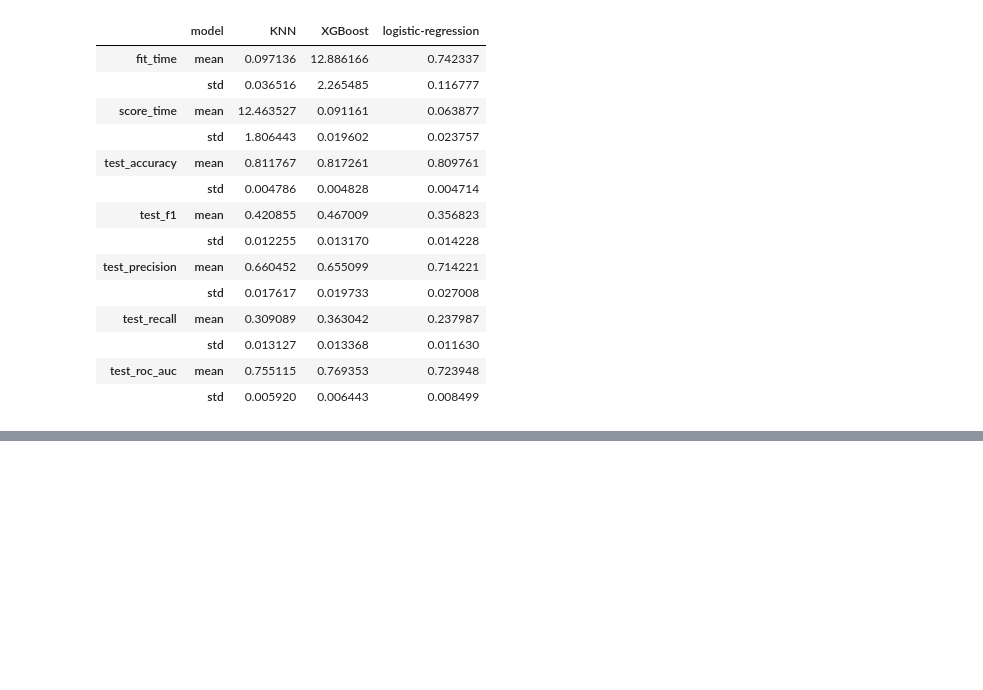
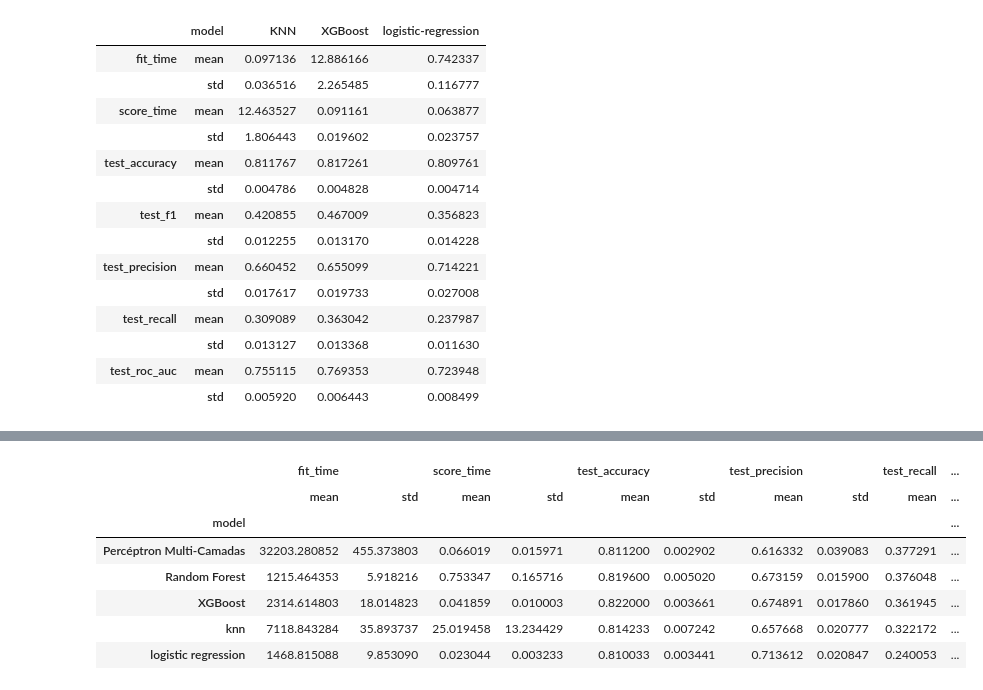
Before and after one commit to atlantico-academy/datagearscore, a Jupyter notebook: notebooks/02 - comparative analysis.ipynb, the cells around one changed output, grey strips where cells are left out. Cells and saved outputs as stored; diff of their text form; code cells hidden in the pictures; blank space fills up the shorter version.

```diff
--- a/notebooks/02 - comparative analysis.ipynb
+++ b/notebooks/02 - comparative analysis.ipynb
@@ -140,15 +162,36 @@ preprocessing = ColumnTransformer([
 # %%
 models = {
     'knn': KNeighborsClassifier(),
-    'logistic regression': LogisticRegression(max_iter=3000)
+    'Percéptron Multi-Camadas': MLPClassifier(random_state=0),
+    'logistic regression': LogisticRegression(max_iter=3000),
+    'XGBoost': XGBClassifier(n_estimators=200, verbosity=0, use_label_encoder=False, random_state=0),
+    'Random Forest': RandomForestClassifier(random_state=0)
 }
 params = {
     'knn': {
-        'n_neighbors': [3, 5, 15],
+        'weights': ['uniform', 'distance'],
+        'algorithm': ['ball_tree', 'kd_tree', 'brute'],
+        'leaf_size': [1, 2, 4],
+        'n_neighbors': [5, 15, 35, 60]
+    },
+    'Percéptron Multi-Camadas':{
+        'hidden_layer_sizes': [(100,), (100, 100), (200,), (200, 200), (500, 500)],
+        'activation': ['tanh', 'relu'],
+        'learning_rate': ['constant','adaptive']
+    },
+    'Random Forest': {
+        'n_estimators': [100, 200, 300, 400],
+         'criterion': ['entropy', 'gini']
+    },
+    'XGBoost': {
+        'max_depth': [4, 5,7,10],
+        'gamma': [0.5, 2, 5,7,10]
     },
     'logistic regression': {
-        'C': [1, 10, 100]
-
+        'C': [1, 10, 100],
+        'max_iter': [50, 100, 150, 200],
+        'solver': ['newton-cg', 'lbfgs', 'liblinear', 'sag', 'saga'],
+        'multi_class': ['auto', 'ovr', 'multinomial']
     }
 }
 # %%
@@ -175,8 +218,8 @@ for model_name, model in tqdm(models.items()):
         X=X,
         y=y,
         cv = ShuffleSplit(n_splits=n_splits, test_size=.2),
-        n_jobs = 4,
-        verbose = 10,
+        n_jobs = -1,
+        verbose = 20,
         scoring = ['accuracy', 'precision', 'recall','f1', 'roc_auc']
     )
     scores['model'] = [model_name] * n_splits
@@ -201,0 +350,12 @@ Wall time: 4min 36s
+# %%
+resultados = pd.DataFrame(results).groupby('model').agg([np.mean, np.std])
+resultados.style.background_gradient(cmap='Blues', axis=0)
+# %% [output]
+|  | fit_time |  | score_time |  | test_accuracy |  | test_precision |  | test_recall | ... |
+|  | mean | std | mean | std | mean | std | mean | std | mean | ... |
+| model |  |  |  |  |  |  |  |  |  | ... |
+| Percéptron Multi-Camadas | 32203.280852 | 455.373803 | 0.066019 | 0.015971 | 0.811200 | 0.002902 | 0.616332 | 0.039083 | 0.377291 | ... |
+| Random Forest | 1215.464353 | 5.918216 | 0.753347 | 0.165716 | 0.819600 | 0.005020 | 0.673159 | 0.015900 | 0.376048 | ... |
+| XGBoost | 2314.614803 | 18.014823 | 0.041859 | 0.010003 | 0.822000 | 0.003661 | 0.674891 | 0.017860 | 0.361945 | ... |
+| knn | 7118.843284 | 35.893737 | 25.019458 | 13.234429 | 0.814233 | 0.007242 | 0.657668 | 0.020777 | 0.322172 | ... |
+| logistic regression | 1468.815088 | 9.853090 | 0.023044 | 0.003233 | 0.810033 | 0.003441 | 0.713612 | 0.020847 | 0.240053 | ... |
```
Also changed, not shown: parts of 20 cells of this notebook.
